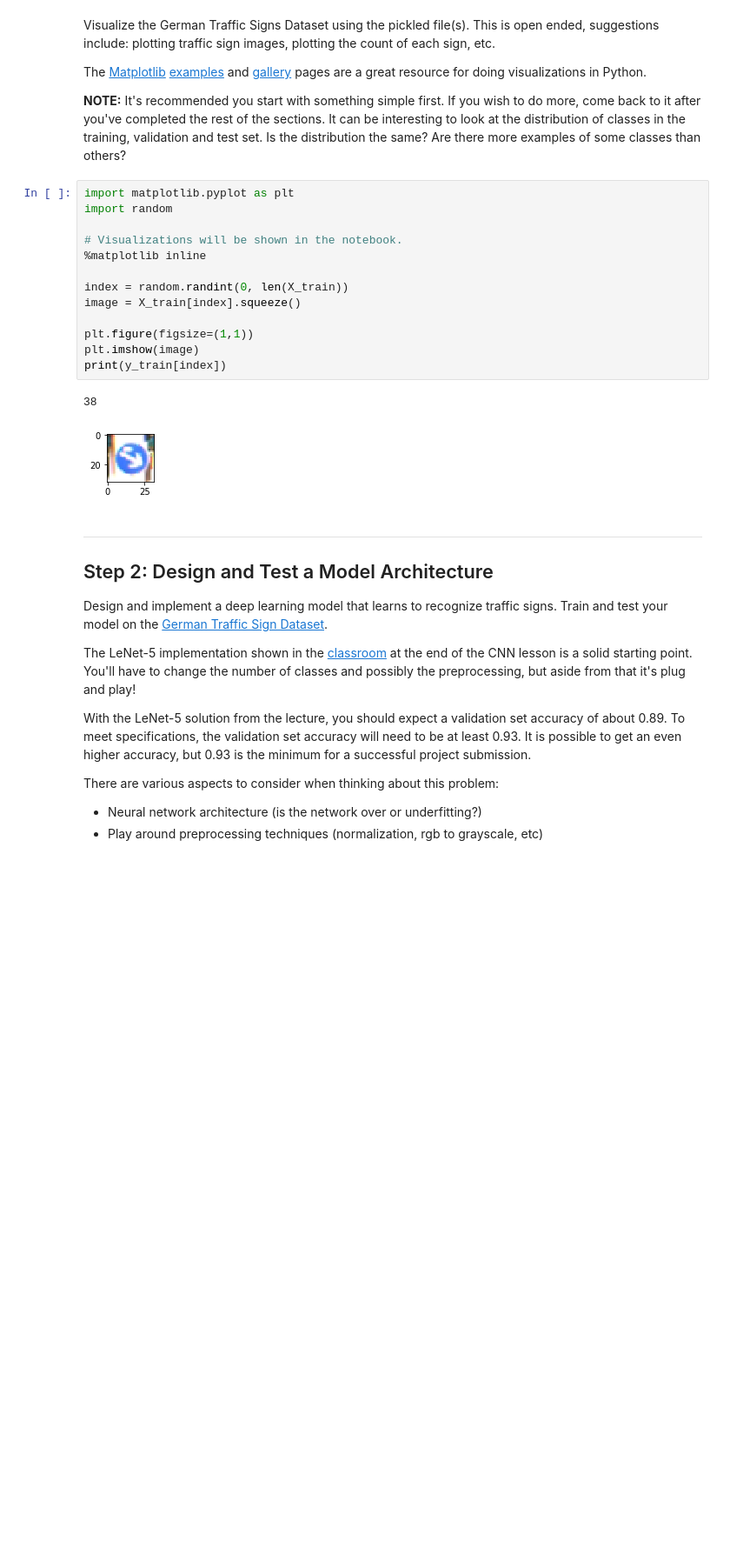
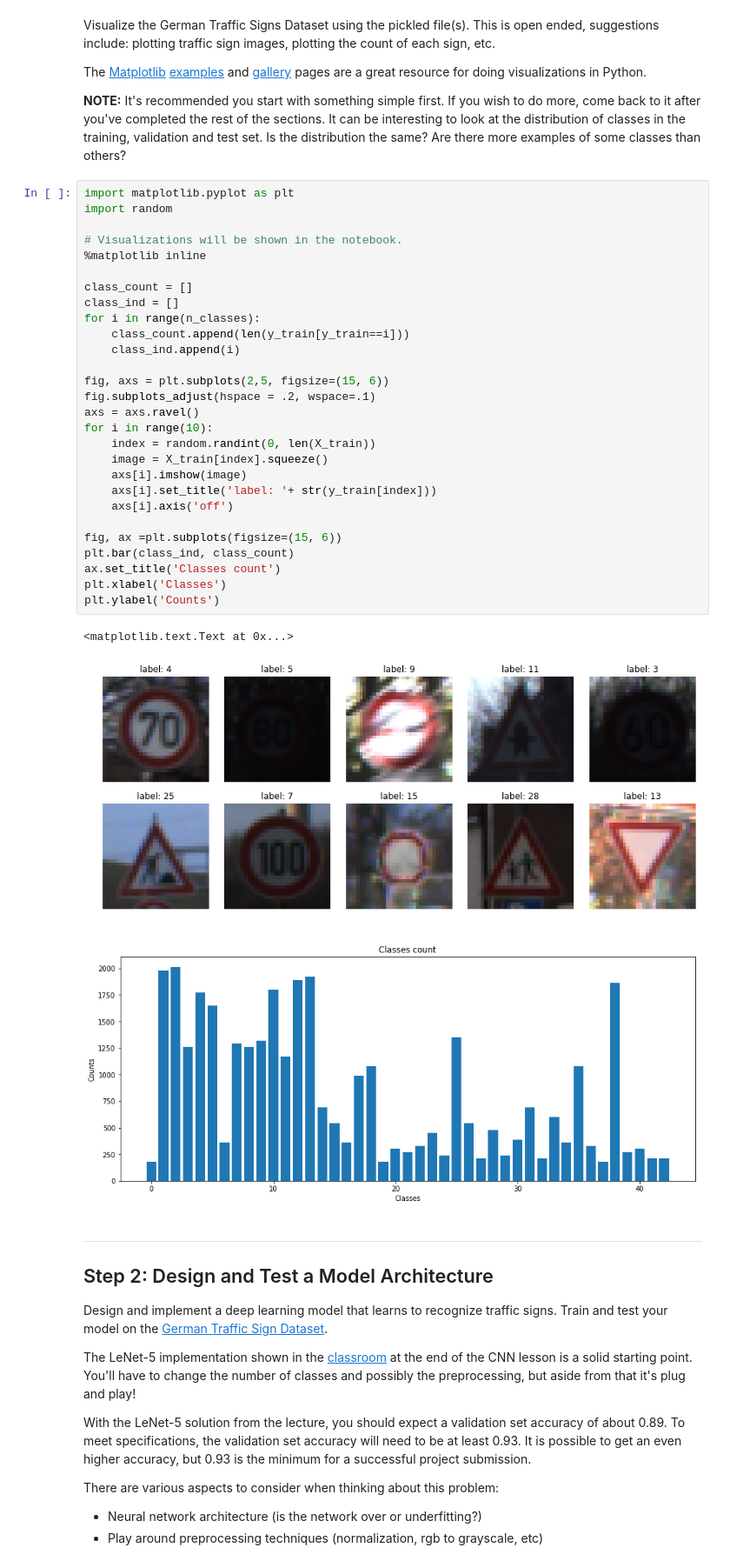
Before and after one commit to ahmadesh/Udacity-CarND-Term1-Traffic-Sign-Classifier, a Jupyter notebook: Traffic_Sign_Classifier.ipynb, the cells around one changed output. Shown at 87% size. Drawn from its saved outputs; the diff is of its cells as text; blank space fills up the shorter version.

```diff
--- a/Traffic_Sign_Classifier.ipynb
+++ b/Traffic_Sign_Classifier.ipynb
@@ -77,22 +77,38 @@ Visualize the German Traffic Signs Dataset using the pickled file(s). This is op
 The [Matplotlib](http://matplotlib.org/) [examples](http://matplotlib.org/examples/index.html) and [gallery](http://matplotlib.org/gallery.html) pages are a great resource for doing visualizations in Python.
 
 **NOTE:** It's recommended you start with something simple first. If you wish to do more, come back to it after you've completed the rest of the sections. It can be interesting to look at the distribution of classes in the training, validation and test set. Is the distribution the same? Are there more examples of some classes than others?
-# %%
-import matplotlib.pyplot as plt
-import random
-
-# Visualizations will be shown in the notebook.
-%matplotlib inline
-
-index = random.randint(0, len(X_train))
-image = X_train[index].squeeze()
-
-plt.figure(figsize=(1,1))
-plt.imshow(image)
-print(y_train[index])
-# %% [output]
-38
-[figure, removed]
+# %%
+import matplotlib.pyplot as plt
+import random
+
+# Visualizations will be shown in the notebook.
+%matplotlib inline
+
+class_count = []
+class_ind = []
+for i in range(n_classes):
+    class_count.append(len(y_train[y_train==i]))
+    class_ind.append(i)
+
+fig, axs = plt.subplots(2,5, figsize=(15, 6))
+fig.subplots_adjust(hspace = .2, wspace=.1)
+axs = axs.ravel()
+for i in range(10):
+    index = random.randint(0, len(X_train))
+    image = X_train[index].squeeze()
+    axs[i].imshow(image)
+    axs[i].set_title('label: '+ str(y_train[index]))
+    axs[i].axis('off')
+
+fig, ax =plt.subplots(figsize=(15, 6))
+plt.bar(class_ind, class_count)
+ax.set_title('Classes count')
+plt.xlabel('Classes')
+plt.ylabel('Counts')
+# %% [output]
+<matplotlib.text.Text at 0x...>
+[figure, added]
+[figure, added]
 # %% [markdown]
 ----
 
```
Also changed, not shown: parts of 14 cells of this notebook, 3 other files.
